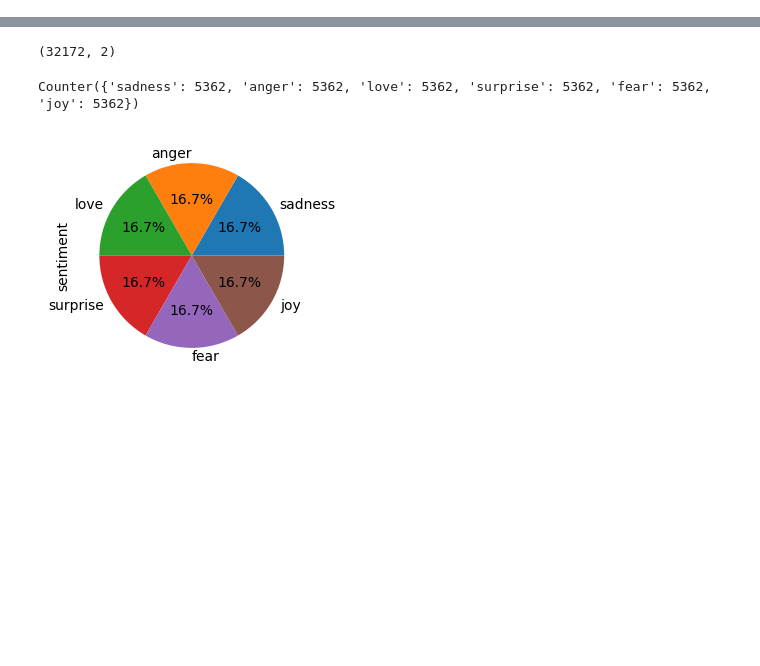
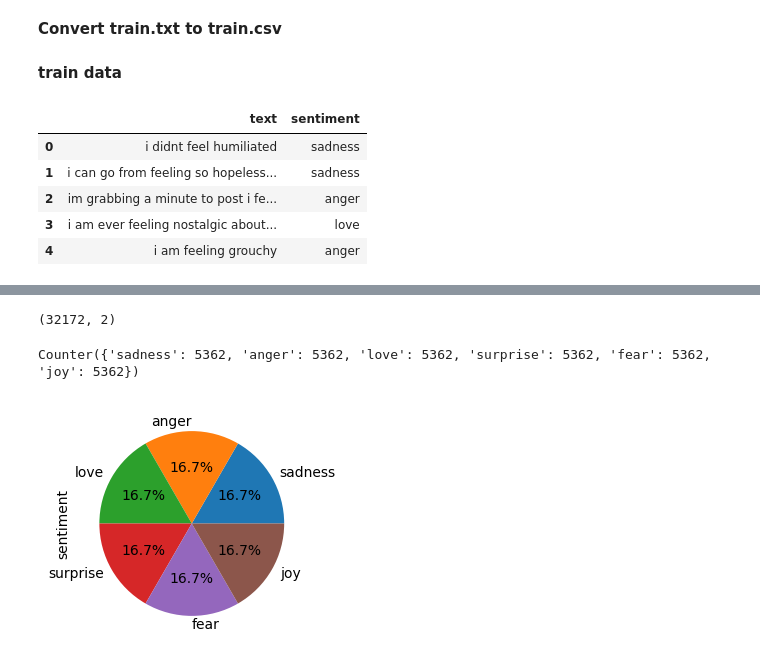
Before and after one commit to hennypurwadi/Classic_ML_Sentiment_Analysis, a Jupyter notebook: 2.Model_Selection_ClassicML.ipynb, the cells around one changed output, grey strips where cells are left out. Drawn from its saved outputs; the diff is of its cells as text; code cells hidden in the pictures; blank space fills up the shorter version.

```diff
--- a/2.Model_Selection_ClassicML.ipynb
+++ b/2.Model_Selection_ClassicML.ipynb
@@ -36,0 +15,2 @@ warnings.filterwarnings("ignore")
+# %% [markdown]
+**Convert train.txt to train.csv**
@@ -36,0 +27,12 @@ warnings.filterwarnings("ignore")
+# %% [markdown]
+**train data**
+# %%
+train_df = pd.read_csv('/content/drive/MyDrive/DLBBT01/data/a_raw_labeled/train.csv', encoding='utf-8')
+train_df.head()
+# %% [output]
+|  | text | sentiment |
+| 0 | i didnt feel humiliated | sadness |
+| 1 | i can go from feeling so hopeless... | sadness |
+| 2 | im grabbing a minute to post i fe... | anger |
+| 3 | i am ever feeling nostalgic about... | love |
+| 4 | i am feeling grouchy | anger |
```
Also changed, not shown: parts of 21 cells of this notebook.
